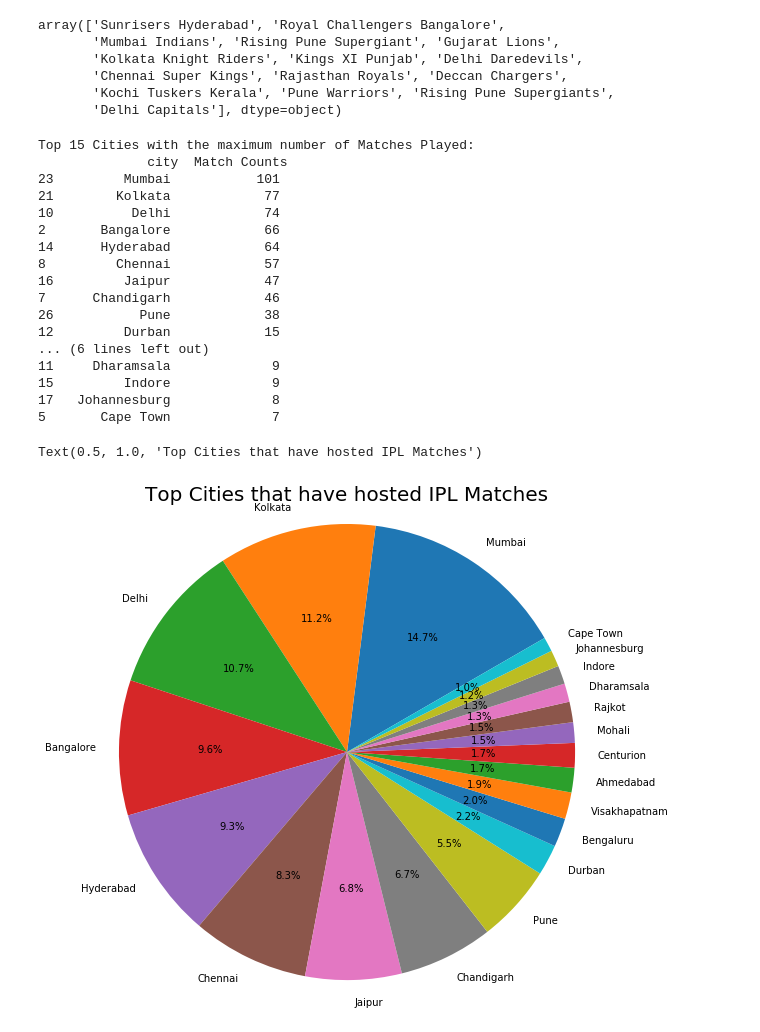
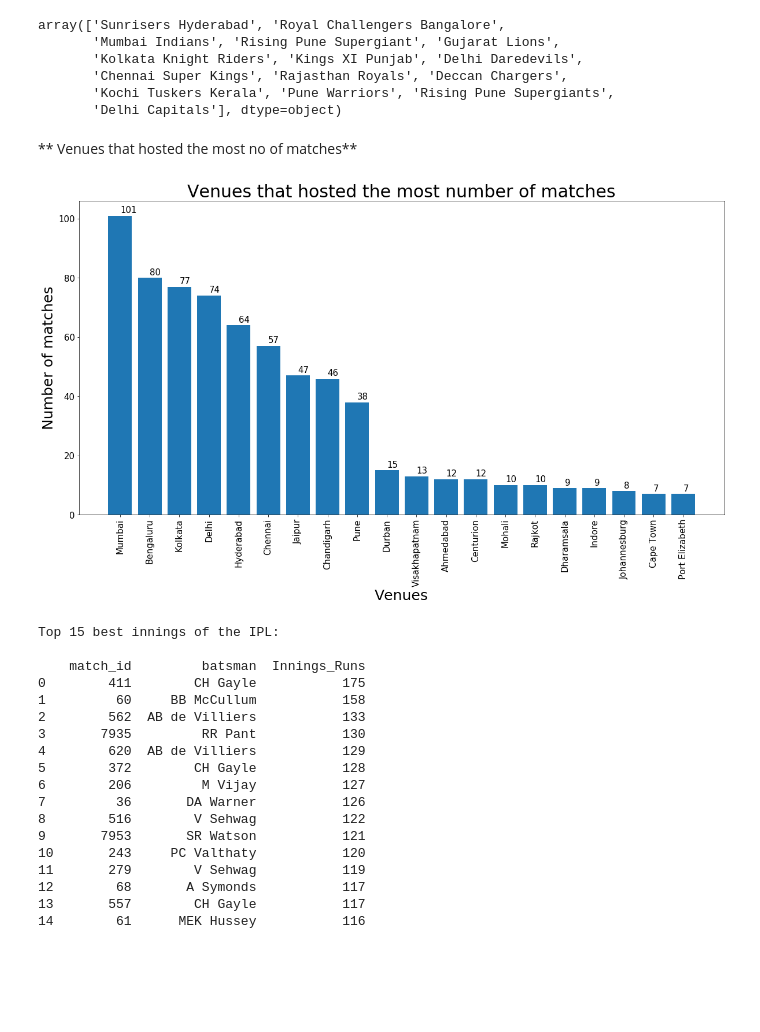
Before and after one commit to Anirudhr98/Analysis-of-IPL-Data, a Jupyter notebook: IPL.ipynb, the cells around one changed output. Cells and saved outputs as stored; diff of their text form; code cells hidden in the pictures; blank space fills up the shorter version.

```diff
--- a/IPL.ipynb
+++ b/IPL.ipynb
@@ -163,32 +191,51 @@ array(['Sunrisers Hyderabad', 'Royal Challengers Bangalore',
 # %%
 df1.batting_team.replace({"Rising Pune Supergiant":"Rising Pune Supergiants"},inplace = True)
 df1.bowling_team.replace({"Rising Pune Supergiant":"Rising Pune Supergiants"},inplace = True)
-# %%
-city_counts=df.groupby('city').apply(lambda x:x['city'].count()).reset_index(name='Match Counts')
-top_cities_order=city_counts.sort_values(by='Match Counts',ascending=False)
-top_cities=top_cities_order[:20]
-print('Top 15 Cities with the maximum number of Matches Played:\n',top_cities)
-plt.figure(figsize=(9,9))
-plt.pie(top_cities['Match Counts'],labels=top_cities['city'],autopct='%1.1f%%', startangle=30)
-plt.axis('equal')
-plt.title('Top Cities that have hosted IPL Matches',size=20)
-# %% [output]
-Top 15 Cities with the maximum number of Matches Played:
-              city  Match Counts
-23         Mumbai           101
-21        Kolkata            77
-10          Delhi            74
-2       Bangalore            66
-14      Hyderabad            64
-8         Chennai            57
-16         Jaipur            47
-7      Chandigarh            46
-26           Pune            38
-12         Durban            15
-... (6 lines left out)
-11     Dharamsala             9
-15         Indore             9
-17   Johannesburg             8
-5       Cape Town             7
-Text(0.5, 1.0, 'Top Cities that have hosted IPL Matches')
-[figure, removed]
+# %% [markdown]
+** Venues that hosted the most no of matches**
+# %%
+city_counts=df.groupby('city').apply(lambda x:x['city'].count()).reset_index(name='Match Counts')
+req_values = city_counts.sort_values('Match Counts' , ascending = False).reset_index(drop = True)
+req_values = req_values[:20]
+# %%
+plt.rcParams["figure.figsize"] = (20, 10)
+plt.title('Venues that hosted the most number of matches', size =30)
+plt.xlabel('Venues',size =25)
+plt.ylabel('Number of matches',size =25)
+plt.xticks(rotation=90,size = 15)
+plt.yticks(size = 15)
+count = 0
+for i in req_values['Match Counts']:
+    plt.text(count,i+1,str(i),color='black',size=15)
+    count+=1
+plt.bar(req_values['city'],req_values['Match Counts'])
+plt.show()
+# %% [output]
+[figure, added]
+# %%
+# Top 15 IPL Innings:
+a = df1.groupby(['match_id','batsman'])['batsman_runs'].sum().reset_index(name ="Innings_Runs")
+b = a.sort_values(by = 'Innings_Runs',ascending = False)
+c= b.reset_index(drop = True)
+c = c[:15]
+print("Top 15 best innings of the IPL:\n")
+print(c)
+# %% [output]
+Top 15 best innings of the IPL:
+
+    match_id         batsman  Innings_Runs
+0        411        CH Gayle           175
+1         60     BB McCullum           158
+2        562  AB de Villiers           133
+3       7935         RR Pant           130
+4        620  AB de Villiers           129
+5        372        CH Gayle           128
+6        206         M Vijay           127
+7         36       DA Warner           126
+8        516        V Sehwag           122
+9       7953       SR Watson           121
+10       243     PC Valthaty           120
+11       279        V Sehwag           119
+12        68       A Symonds           117
+13       557        CH Gayle           117
+14        61      MEK Hussey           116
```
Also changed, not shown: parts of 12 cells of this notebook.
